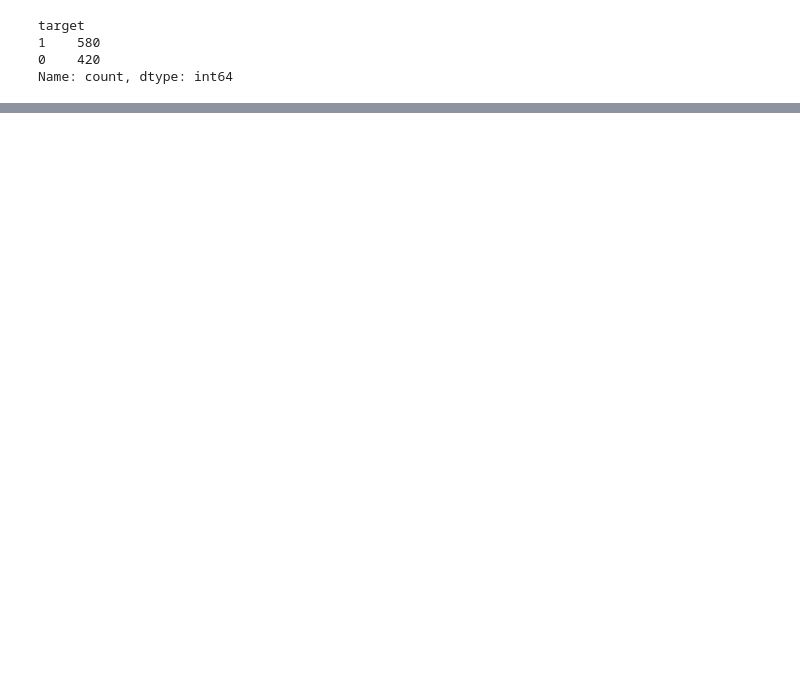
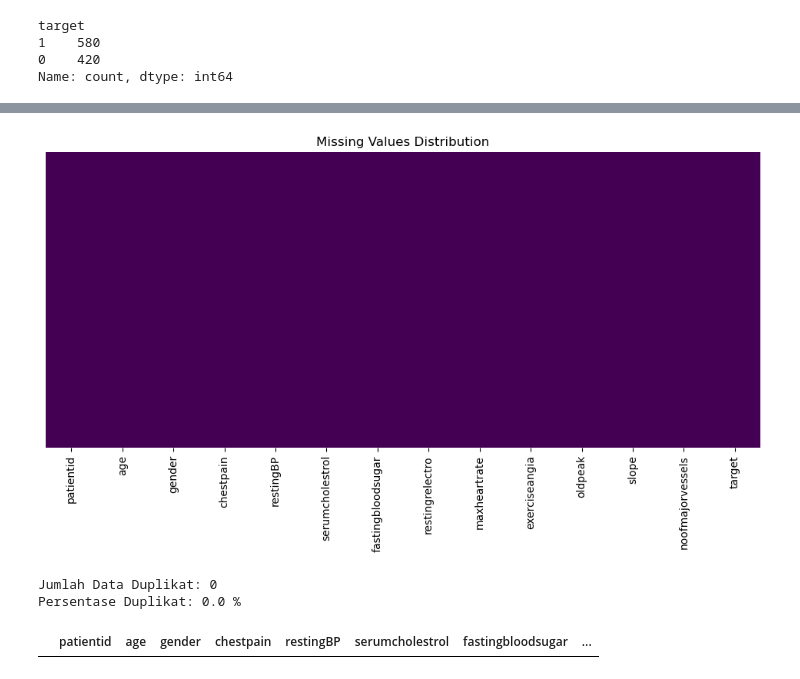
Before and after one commit to HafidzAfrieno/Artificial_Intelligence_Laboratory, a Jupyter notebook: projects/machine-learning/heart-disease-risk-classification/model/notebooks/01_exploratory_data_analysis.ipynb, the cells around one changed output, grey strips where cells are left out. Cells and saved outputs as stored; diff of their text form; code cells hidden in the pictures; blank space fills up the shorter version.

```diff
--- a/projects/machine-learning/heart-disease-risk-classification/model/notebooks/01_exploratory_data_analysis.ipynb
+++ b/projects/machine-learning/heart-disease-risk-classification/model/notebooks/01_exploratory_data_analysis.ipynb
@@ -173,0 +244,14 @@ Name: count, dtype: int64
+# %%
+plt.figure(figsize=(12, 5))
+
+sns.heatmap(
+    df.isnull(),
+    cbar=False,
+    yticklabels=False,
+    cmap="viridis"
+)
+
+plt.title("Missing Values Distribution")
+plt.show()
+# %% [output]
+[figure, added]
@@ -173,0 +260,14 @@ Name: count, dtype: int64
+# %%
+duplicate_count = df.duplicated().sum()
+
+print("Jumlah Data Duplikat:", duplicate_count)
+print(
+    "Persentase Duplikat:",
+    round(duplicate_count / len(df) * 100, 2),
+    "%"
+)
+df[df.duplicated(keep=False)].head(10)
+# %% [output]
+Jumlah Data Duplikat: 0
+Persentase Duplikat: 0.0 %
+|  | patientid | age | gender | chestpain | restingBP | serumcholestrol | fastingbloodsugar | ... |
```
Also changed, not shown: parts of 33 cells of this notebook.
